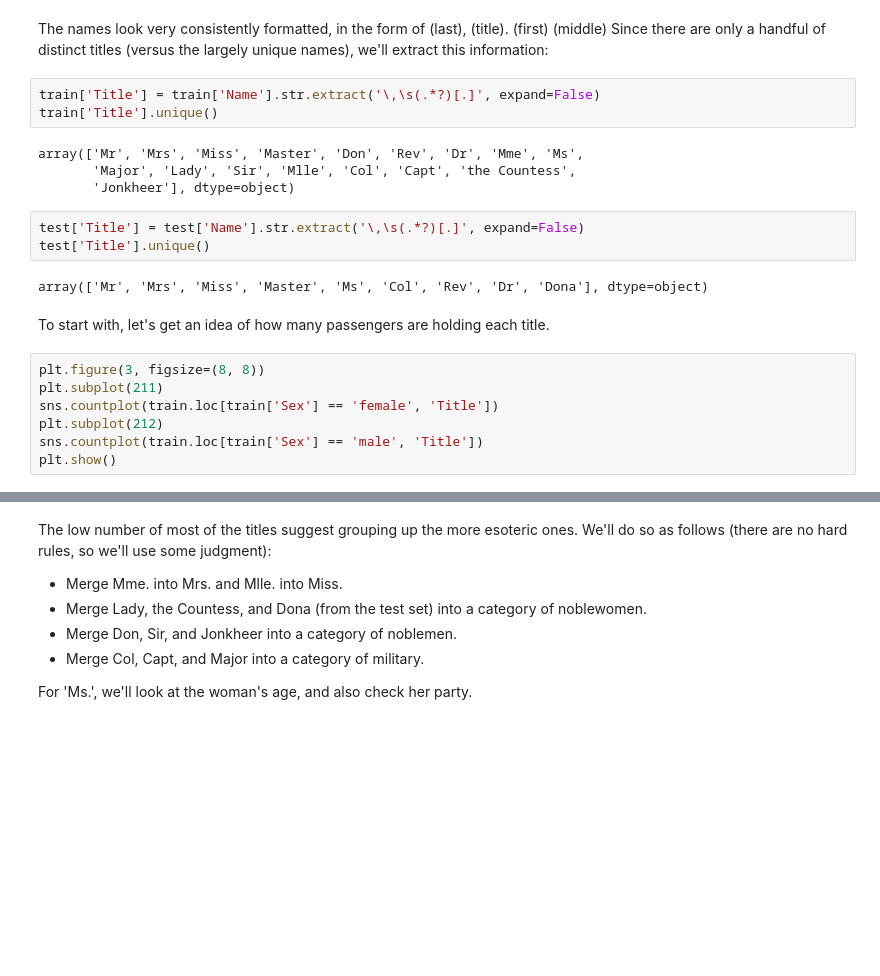
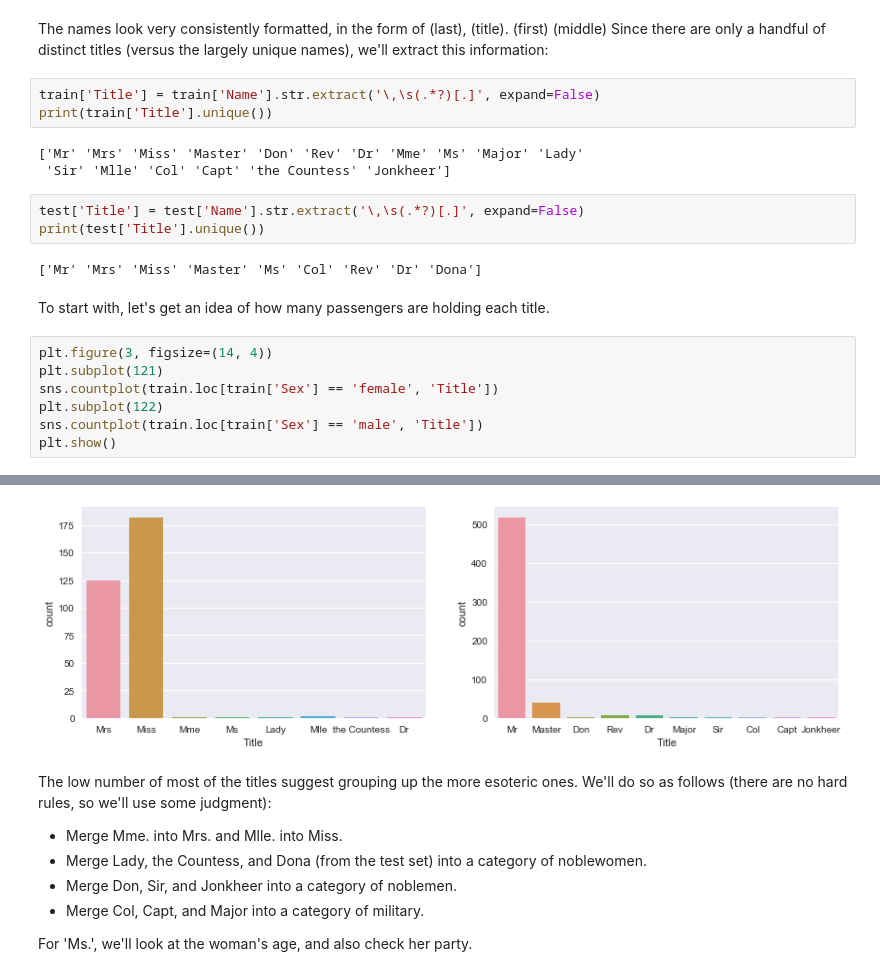
Before and after one commit to klin90/titanic, a Jupyter notebook: Explore.ipynb, the cells around one changed output, grey strips where cells are left out. Drawn from its saved outputs; the diff is of its cells as text; blank space fills up the shorter version.

```diff
--- a/Explore.ipynb
+++ b/Explore.ipynb
@@ -131,23 +125,22 @@ The names look very consistently formatted, in the form of (last), (title). (fir
 Since there are only a handful of distinct titles (versus the largely unique names), we'll extract this information:
 # %%
 train['Title'] = train['Name'].str.extract('\,\s(.*?)[.]', expand=False)
-train['Title'].unique()
+print(train['Title'].unique())
 # %% [output]
-array(['Mr', 'Mrs', 'Miss', 'Master', 'Don', 'Rev', 'Dr', 'Mme', 'Ms',
-       'Major', 'Lady', 'Sir', 'Mlle', 'Col', 'Capt', 'the Countess',
-       'Jonkheer'], dtype=object)
+['Mr' 'Mrs' 'Miss' 'Master' 'Don' 'Rev' 'Dr' 'Mme' 'Ms' 'Major' 'Lady'
+ 'Sir' 'Mlle' 'Col' 'Capt' 'the Countess' 'Jonkheer']
 # %%
 test['Title'] = test['Name'].str.extract('\,\s(.*?)[.]', expand=False)
-test['Title'].unique()
+print(test['Title'].unique())
 # %% [output]
-array(['Mr', 'Mrs', 'Miss', 'Master', 'Ms', 'Col', 'Rev', 'Dr', 'Dona'], dtype=object)
+['Mr' 'Mrs' 'Miss' 'Master' 'Ms' 'Col' 'Rev' 'Dr' 'Dona']
 # %% [markdown]
 To start with, let's get an idea of how many passengers are holding each title.
 # %%
-plt.figure(3, figsize=(8, 8))
-plt.subplot(211)
+plt.figure(3, figsize=(14, 4))
+plt.subplot(121)
 sns.countplot(train.loc[train['Sex'] == 'female', 'Title'])
-plt.subplot(212)
+plt.subplot(122)
 sns.countplot(train.loc[train['Sex'] == 'male', 'Title'])
 plt.show()
 # %% [output]
@@ -156,3 +147,4 @@ plt.show()
+[figure, added]
 # %% [markdown]
 The low number of most of the titles suggest grouping up the more esoteric ones. We'll do so as follows (there are no hard rules, so we'll use some judgment):
 
```
Also changed, not shown: parts of 12 cells of this notebook, 11 other files.
